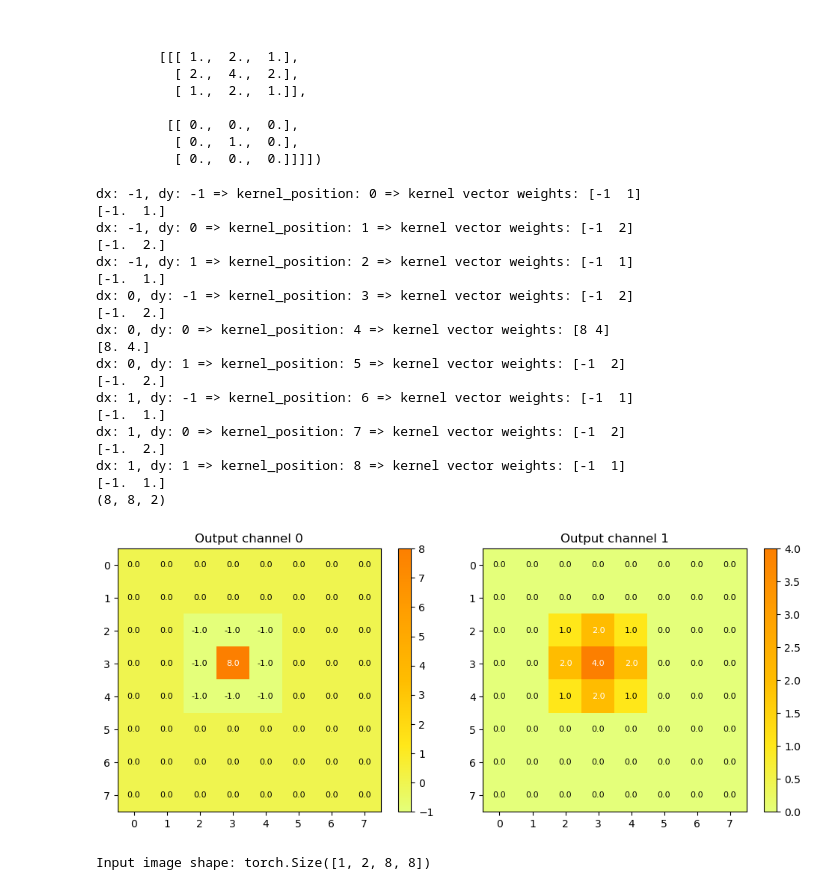
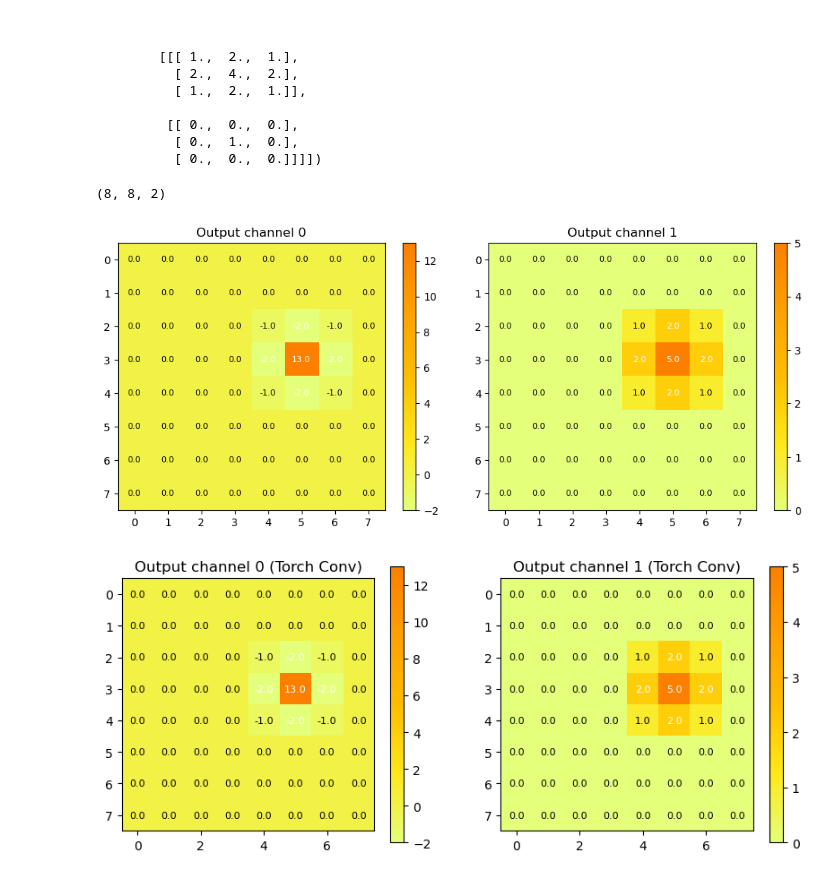
Before and after one commit to apedersen00/fenrir, a Jupyter notebook: python/notebooks/conv_mockup.ipynb, the cells around one changed output. Drawn from its saved outputs; the diff is of its cells as text; code cells hidden in the pictures.

Commit message:
add new multichannel conv module

```diff
--- a/python/notebooks/conv_mockup.ipynb
+++ b/python/notebooks/conv_mockup.ipynb
@@ -128,59 +128,64 @@ def sim_one_channel(
             if 0 <= x + dx < img_w and 0 <= y + dy < img_h:
                 out_feature_maps[y + dy, x + dx, :] += kernel_weights
 
 
     return out_feature_maps
 
 result = sim_one_channel(
+    in_channel_index=1,
+    event_coord=(5, 3),
+    image_dimensions=(8,8),
+    kernel_size=kernel_size,
+    out_channels=out_channels
+) + sim_one_channel(
     in_channel_index=0,
-    event_coord=(3, 3),
-    image_dimensions=(8,8),
+    event_coord=(5, 3),
+    image_dimensions=(8, 8),
     kernel_size=kernel_size,
     out_channels=out_channels
 )
 print(result.shape)
 # Plot each output channel
 fig, axes = plt.subplots(1, out_channels, figsize=(5 * out_channels, 4))
 if out_channels == 1:
     axes = [axes]
 for ch in range(out_channels):
     ax = axes[ch]
     im = ax.imshow(result[:, :, ch], cmap='Wistia')
     ax.set_title(f"Output channel {ch}")
     fig.colorbar(im, ax=ax)
     # Print values on each cell
     for i in range(result.shape[0]):
         for j in range(result.shape[1]):
             val = result[i, j, ch]
             ax.text(j, i, f"{val:.1f}", ha='center', va='center', color='white' if abs(val) > 1 else 'black', fontsize=8)
 plt.tight_layout()
 plt.show()
 # %% [output]
-dx: -1, dy: -1 => kernel_position: 0 => kernel vector weights: [-1  1]
-[-1.  1.]
-dx: -1, dy: 0 => kernel_position: 1 => kernel vector weights: [-1  2]
-[-1.  2.]
-dx: -1, dy: 1 => kernel_position: 2 => kernel vector weights: [-1  1]
-[-1.  1.]
-dx: 0, dy: -1 => kernel_position: 3 => kernel vector weights: [-1  2]
-[-1.  2.]
-dx: 0, dy: 0 => kernel_position: 4 => kernel vector weights: [8 4]
-[8. 4.]
-dx: 0, dy: 1 => kernel_position: 5 => kernel vector weights: [-1  2]
-[-1.  2.]
-dx: 1, dy: -1 => kernel_position: 6 => kernel vector weights: [-1  1]
-[-1.  1.]
-dx: 1, dy: 0 => kernel_position: 7 => kernel vector weights: [-1  2]
-[-1.  2.]
-dx: 1, dy: 1 => kernel_position: 8 => kernel vector weights: [-1  1]
-[-1.  1.]
 (8, 8, 2)
-[figure, old version]
+[figure, new version]
 # %%
 # Make an input image for torch conv layer
-event_coord = (3, 3)  # Example event coordinate
+event_coord = (5, 3)  # Example event coordinate
 N, C_in, H, W = 1, in_channels, 8, 8
 input_image = torch.zeros((N, C_in, H, W), dtype=torch.float32)
-input_image[0, 0, event_coord[1], event_coord[0]] = 1.0  # Set the event at the specified coordinate
+input_image[0, 1, event_coord[1], event_coord[0]] = 1.0  # Set the event at the specified coordinate
+input_image[0, 0, event_coord[1], event_coord[0]] = 1.0  # Set the event for the second channel as well
+
+result = conv(input_image)
+# Plot each output channel from the torch conv layer
+fig, axes = plt.subplots(1, out_channels, figsize=(5 * out_channels, 4))
+if out_channels == 1:
+    axes = [axes]
+for ch in range(out_channels):
+    ax = axes[ch]
+    im = ax.imshow(result[0, ch].detach().numpy(), cmap='Wistia')
+    ax.set_title(f"Output channel {ch} (Torch Conv)")
+    fig.colorbar(im, ax=ax)
+    # Print values on each cell
+    for i in range(result.shape[2]):
+        for j in range(result.shape[3]):
+            val = result[0, ch, i, j].item()
+            ax.text(j, i, f"{val:.1f}", ha='center', va='center', color='white' if abs(val) > 1 else 'black', fontsize=8)
 # %% [output]
-Input image shape: torch.Size([1, 2, 8, 8])
+[figure, added]
```
Also changed, not shown: 1 other file.
